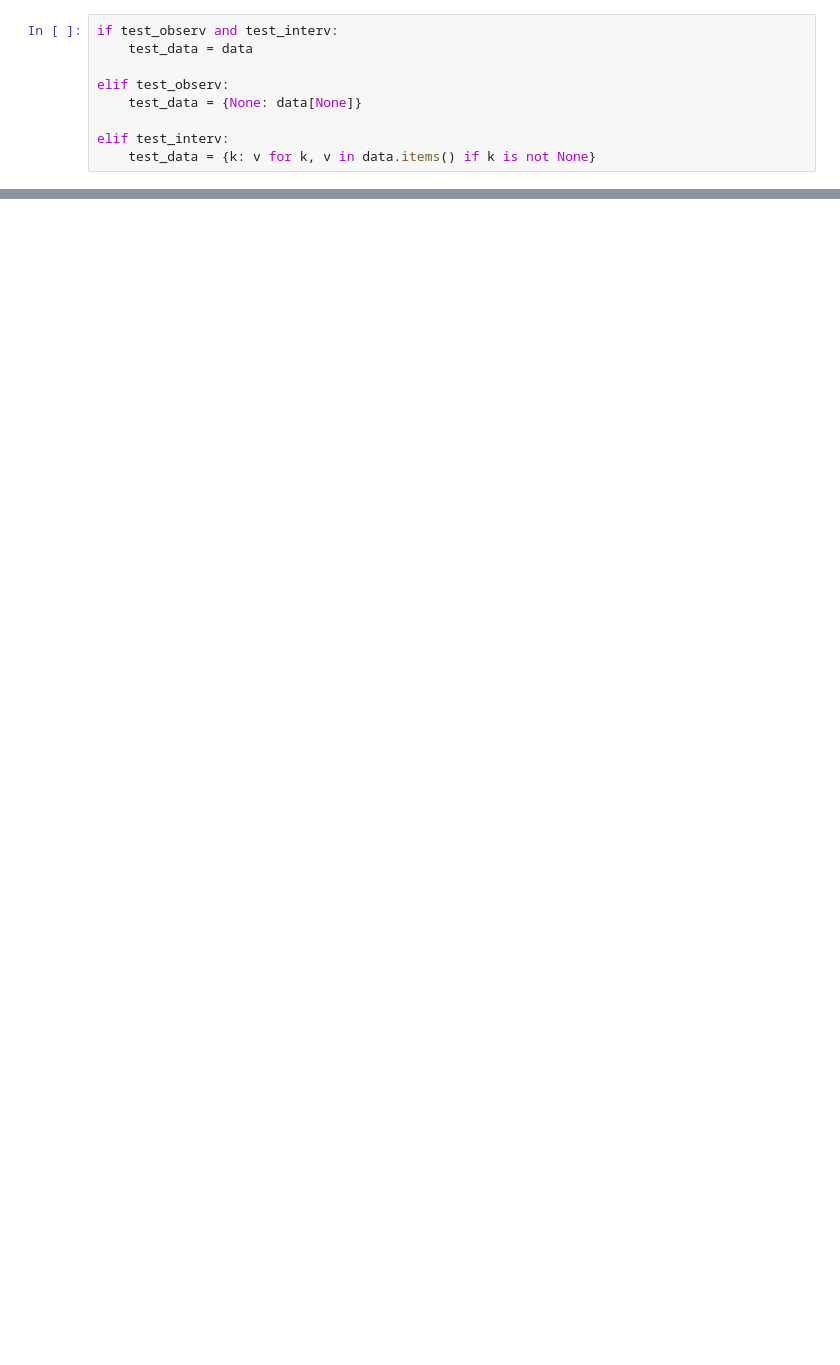
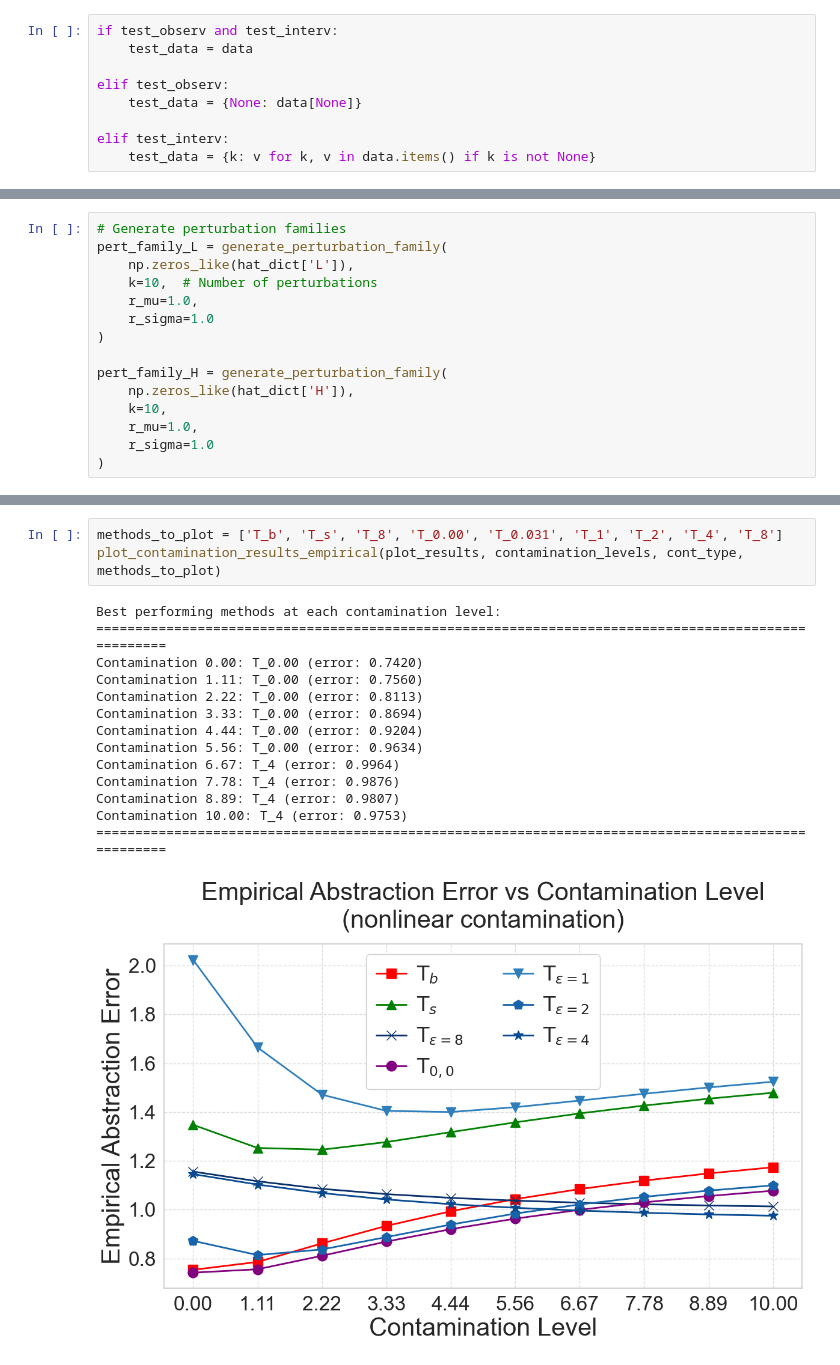
Before and after one commit to yfelekis/DiRoCA, a Jupyter notebook: eval_emp.ipynb, the cells around one changed output, grey strips where cells are left out. Drawn from its saved outputs; the diff is of its cells as text; blank space fills up the shorter version.

```diff
--- a/eval_emp.ipynb
+++ b/eval_emp.ipynb
@@ -711,0 +408,15 @@ Diagonal Variances:
+# %%
+# Generate perturbation families
+pert_family_L = generate_perturbation_family(
+    np.zeros_like(hat_dict['L']),
+    k=10,  # Number of perturbations
+    r_mu=1.0,
+    r_sigma=1.0
+)
+
+pert_family_H = generate_perturbation_family(
+    np.zeros_like(hat_dict['H']),
+    k=10,
+    r_mu=1.0,
+    r_sigma=1.0
+)
@@ -711,0 +719,18 @@ Diagonal Variances:
+# %%
+methods_to_plot = ['T_b', 'T_s', 'T_8', 'T_0.00', 'T_0.031', 'T_1', 'T_2', 'T_4', 'T_8']
+plot_contamination_results_empirical(plot_results, contamination_levels, cont_type, methods_to_plot)
+# %% [output]
+Best performing methods at each contamination level:
+====================================================================================================
+Contamination 0.00: T_0.00 (error: 0.7420)
+Contamination 1.11: T_0.00 (error: 0.7560)
+Contamination 2.22: T_0.00 (error: 0.8113)
+Contamination 3.33: T_0.00 (error: 0.8694)
+Contamination 4.44: T_0.00 (error: 0.9204)
+Contamination 5.56: T_0.00 (error: 0.9634)
+Contamination 6.67: T_4 (error: 0.9964)
+Contamination 7.78: T_4 (error: 0.9876)
+Contamination 8.89: T_4 (error: 0.9807)
+Contamination 10.00: T_4 (error: 0.9753)
+====================================================================================================
+[figure, added]
```
Also changed, not shown: parts of 41 cells of this notebook, 32 other files.
